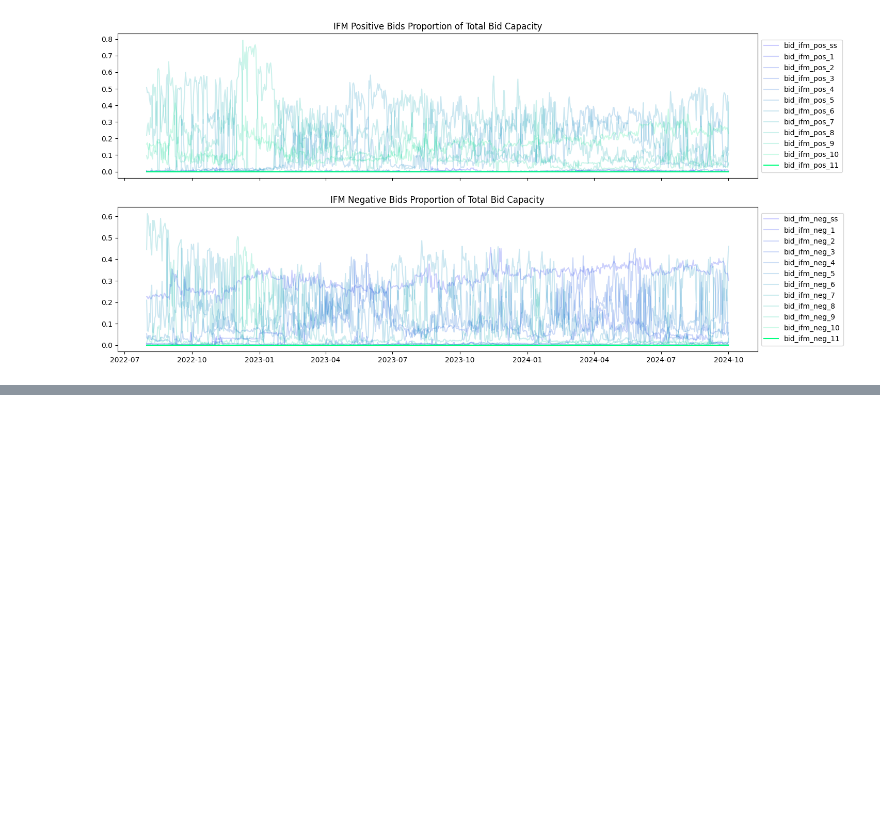
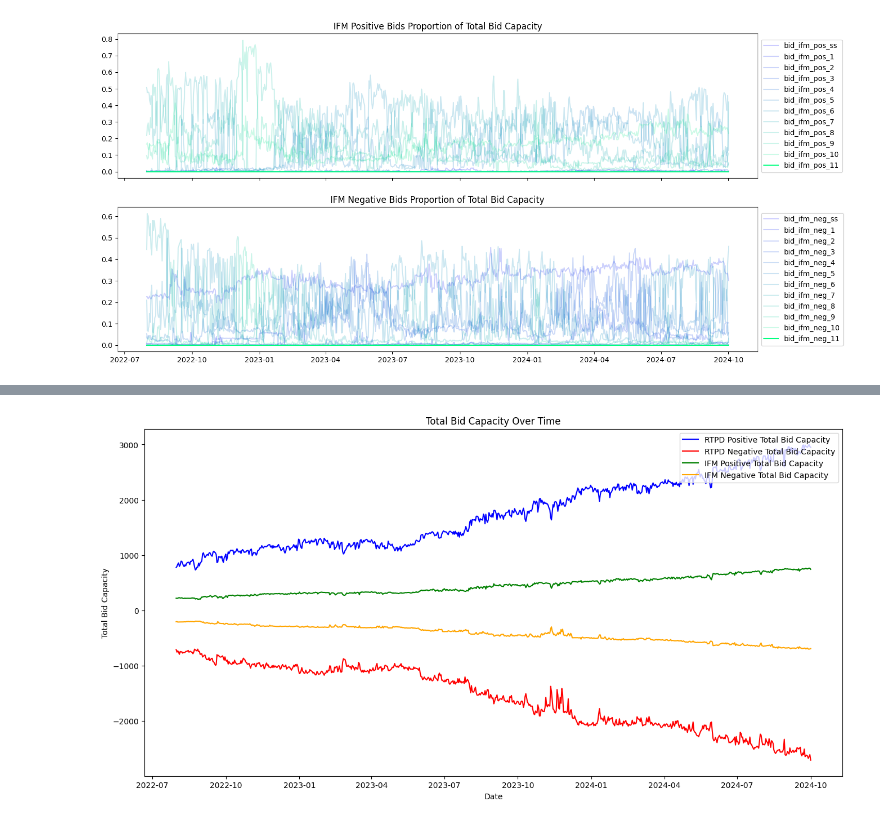
Before and after one commit to nmadev/CAISO-EnergyStorage, a Jupyter notebook: CAISO_ES_BIDS/CAISO_ES_BID_ANALYSIS.ipynb, the cells around one changed output, grey strips where cells are left out. Saved outputs shown, nothing was run; the diff lists cells and outputs as text; code cells hidden in the pictures; blank space fills up the shorter version.

```diff
--- a/CAISO_ES_BIDS/CAISO_ES_BID_ANALYSIS.ipynb
+++ b/CAISO_ES_BIDS/CAISO_ES_BID_ANALYSIS.ipynb
@@ -207,0 +218,23 @@ plt.show()
+# %%
+# Plot total bid capacity over time for both positive and negative RTPD and IFM bids
+fig, ax = plt.subplots(figsize=(16, 8))
+
+# Plot RTPD positive and negative total bid capacity
+ax.plot(df_daily_aggregate.index, df_daily_aggregate["bid_rtpd_pos_tot"], label="RTPD Positive Total Bid Capacity", color="blue")
+ax.plot(df_daily_aggregate.index, df_daily_aggregate["bid_rtpd_neg_tot"], label="RTPD Negative Total Bid Capacity", color="red")
+
+# Plot IFM positive and negative total bid capacity
+ax.plot(df_daily_aggregate.index, df_daily_aggregate["bid_ifm_pos_tot"], label="IFM Positive Total Bid Capacity", color="green")
+ax.plot(df_daily_aggregate.index, df_daily_aggregate["bid_ifm_neg_tot"], label="IFM Negative Total Bid Capacity", color="orange")
+
+# Set title and labels
+ax.set_title("Total Bid Capacity Over Time")
+ax.set_xlabel("Date")
+ax.set_ylabel("Total Bid Capacity")
+
+# Add legend
+ax.legend(loc="upper right")
+
+plt.show()
+# %% [output]
+[figure, added]
```
Also changed, not shown: parts of 3 cells of this notebook.
